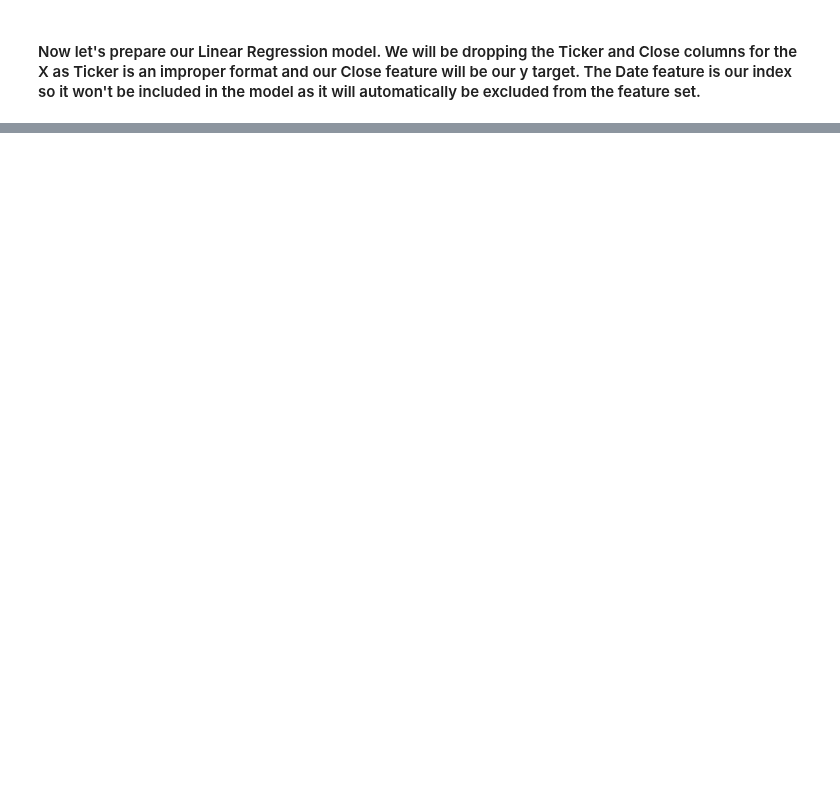
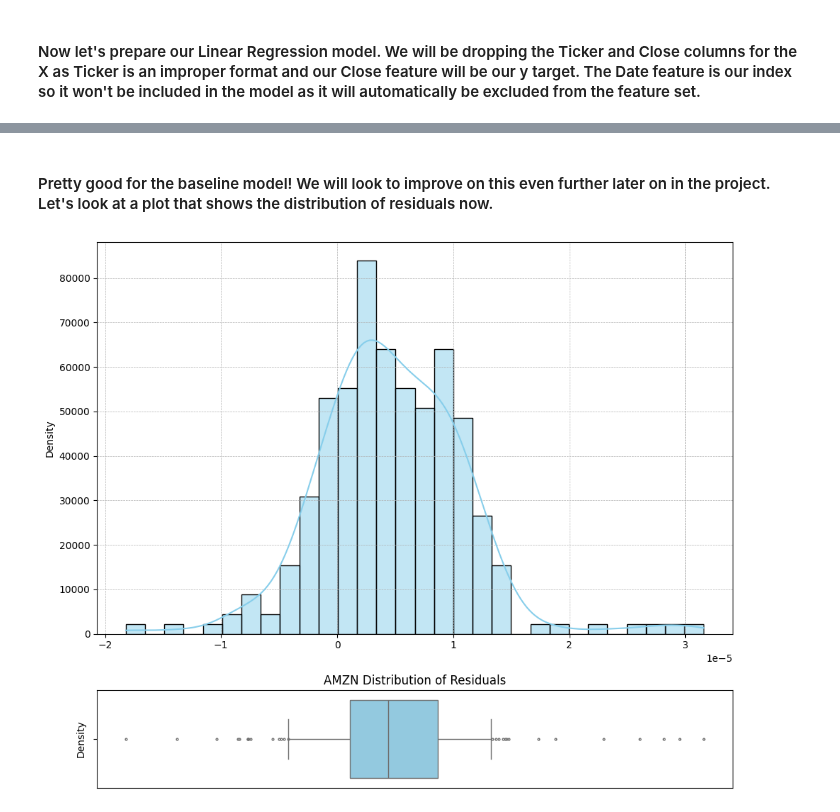
Before and after one commit to Taliwat/Portfolio-Proj-WK, a Jupyter notebook: DL-Strategies/models/core_stock_baseline_linreg_AMZN.ipynb, the cells around one changed output, grey strips where cells are left out. Cells and saved outputs as stored; diff of their text form; code cells hidden in the pictures; blank space fills up the shorter version.

```diff
--- a/DL-Strategies/models/core_stock_baseline_linreg_AMZN.ipynb
+++ b/DL-Strategies/models/core_stock_baseline_linreg_AMZN.ipynb
@@ -186,0 +184,30 @@ fig.show()
+# %% [markdown]
+#### Pretty good for the baseline model!  We will look to improve on this even further later on in the project.  Let's look at a plot that shows the distribution of residuals now.
+# %%
+# Calculate the residuals first.
+residuals = y_test - y_pred_test
+
+# Create the residuals plot using a combination of matplotlib and seaborn.
+fig, (ax_hist, ax_box) = plt.subplots(nrows = 2, ncols = 1, figsize = (10,8),
+                                    gridspec_kw = {"height_ratios" : [4,1]})
+
+sns.histplot(residuals, bins = 30, kde = True, stat = 'density', color = 'skyblue', ax = ax_hist)
+
+# Adding the boxplot at the top for the marginal distribution
+sns.boxplot(x = residuals, ax = ax_box, color = 'skyblue', width = 0.8, whis=[5,95], fliersize = 2)
+
+# Set up titles and labels
+plt.title('AMZN Distribution of Residuals')
+plt.xlabel('Residuals')
+plt.ylabel('Density')
+
+# Customizations to overall plot
+ax_box.set_xlabel('')
+ax_box.set_xticks([])
+ax_box.grid(False)
+ax_hist.grid(True, which = 'both', linestyle = '--', linewidth = 0.5)
+plt.tight_layout()
+
+plt.show()
+# %% [output]
+[figure, added]
```
Also changed, not shown: parts of 41 cells of this notebook, 5 other files.
